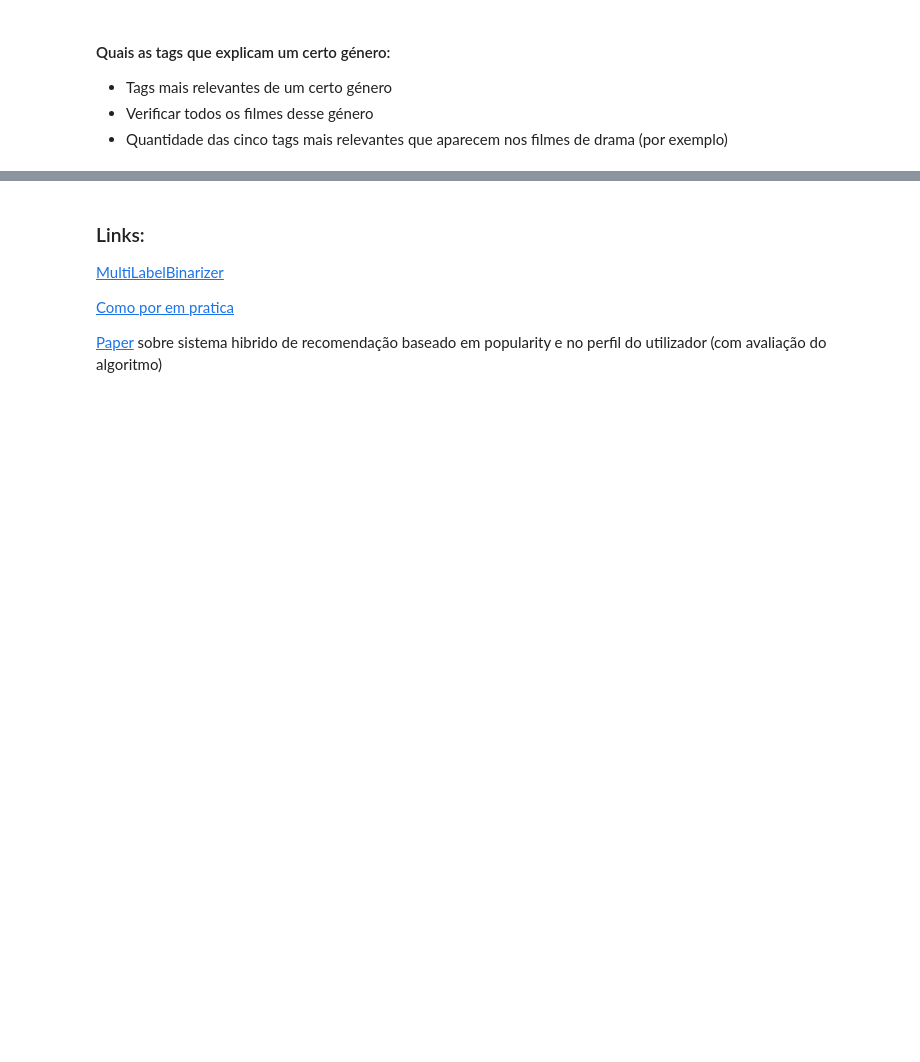
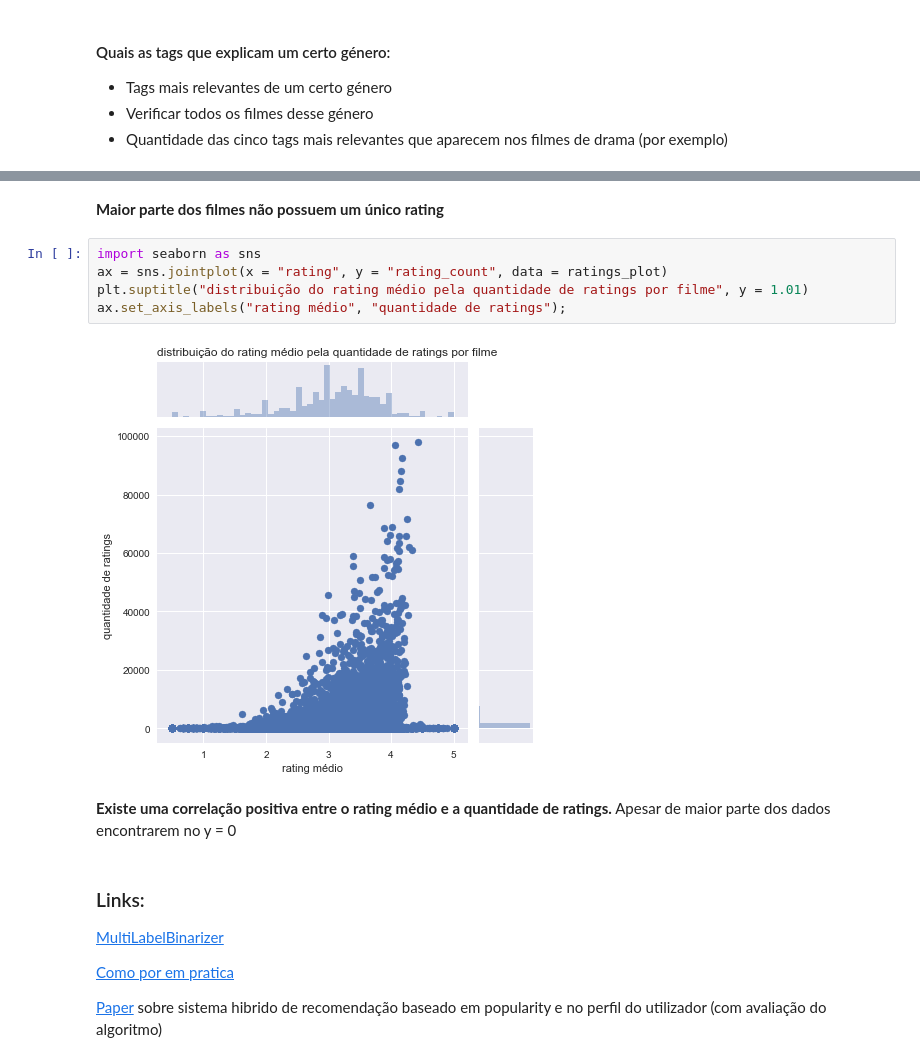
Before and after one commit to Vasco27/projeto_ids_1920, a Jupyter notebook: data_exploring.ipynb, the cells around one changed output, grey strips where cells are left out. Drawn from its saved outputs; the diff is of its cells as text; blank space fills up the shorter version.

Commit message:
documentação da correlação e limpeza do notebook

```diff
--- a/data_exploring.ipynb
+++ b/data_exploring.ipynb
@@ -370,3 +419,14 @@ plt.show()
+# %% [markdown]
+**Maior parte dos filmes não possuem um único rating**
+# %%
+import seaborn as sns
+ax = sns.jointplot(x = "rating", y = "rating_count", data = ratings_plot)
+plt.suptitle("distribuição do rating médio pela quantidade de ratings por filme", y = 1.01)
+ax.set_axis_labels("rating médio", "quantidade de ratings");
+# %% [output]
+[figure, added]
+# %% [markdown]
+**Existe uma correlação positiva entre o rating médio e a quantidade de ratings.** Apesar de maior parte dos dados encontrarem no y = 0
 # %% [markdown]
 ### Links:
 [MultiLabelBinarizer](https://scikit-learn.org/stable/modules/generated/sklearn.preprocessing.MultiLabelBinarizer.html)
```
Also changed, not shown: parts of 7 cells of this notebook.
